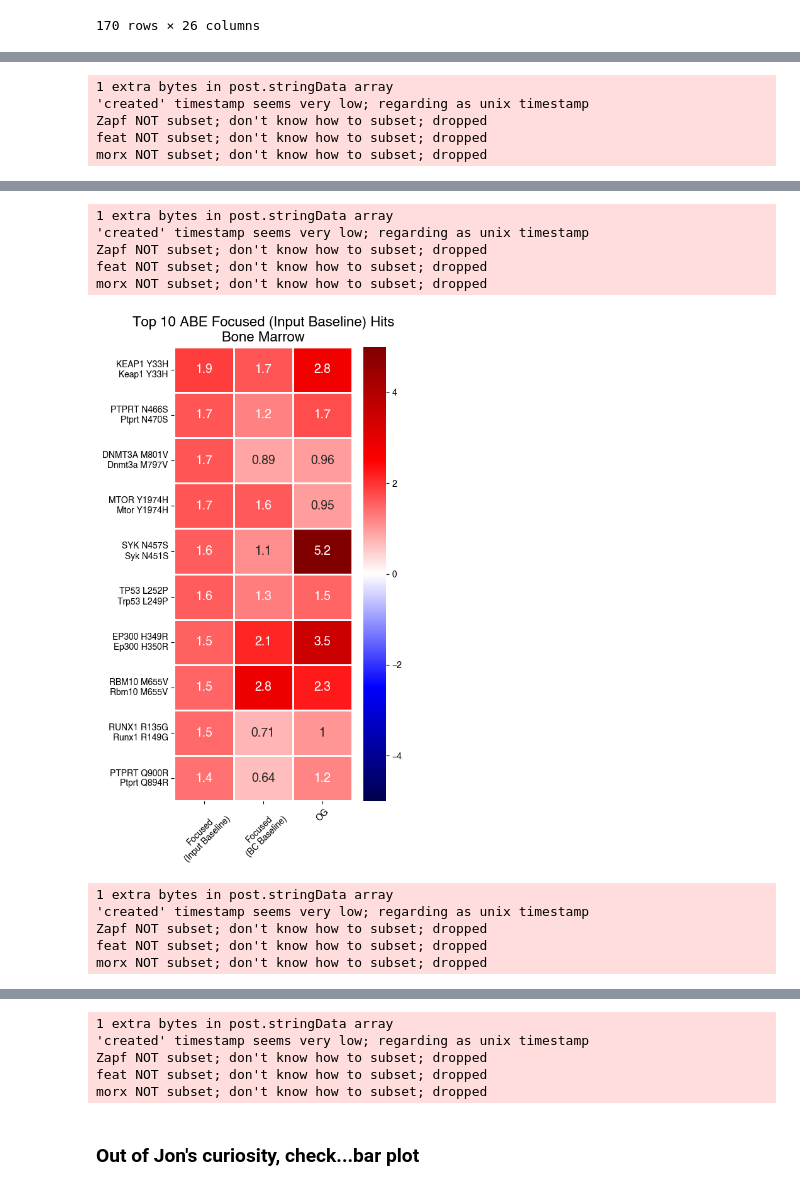
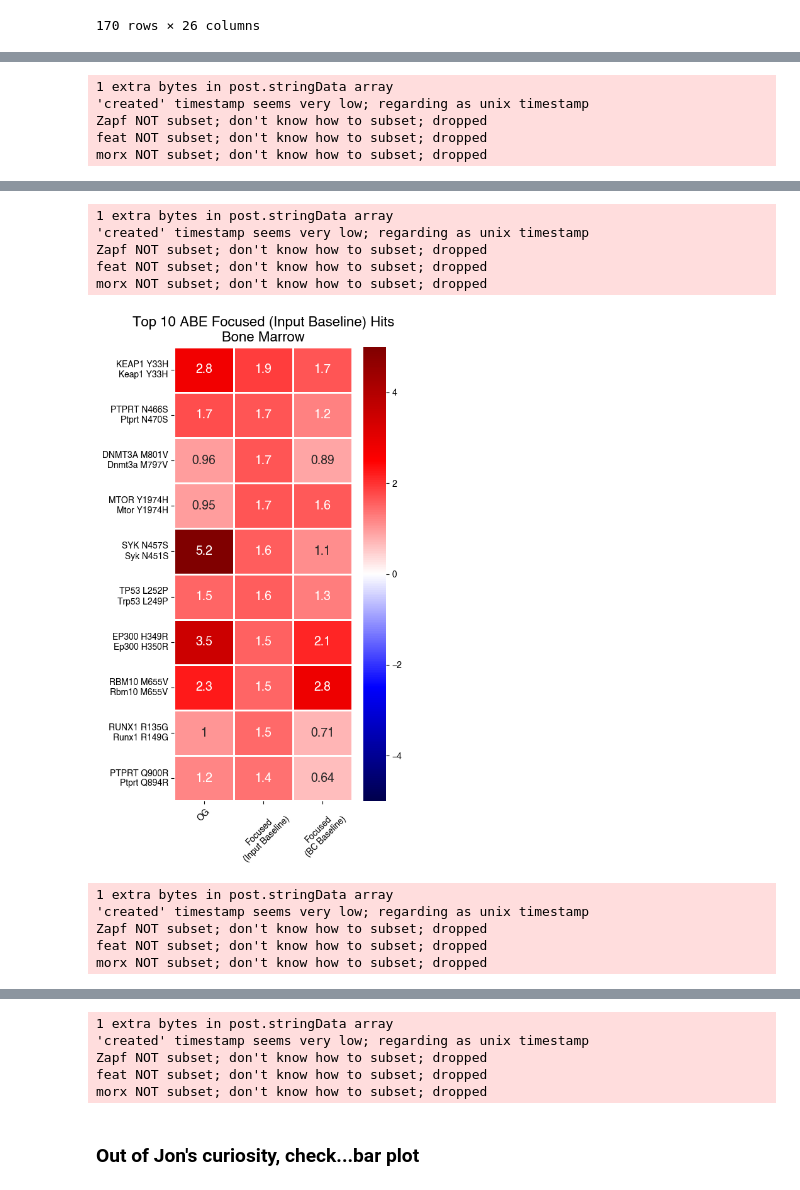
Before and after one commit to kexindon/B-ALL-in-vivo-base-editing, a Jupyter notebook: figure4.ipynb, the cells around one changed output, grey strips where cells are left out. Saved outputs shown, nothing was run; the diff lists cells and outputs as text; code cells hidden in the pictures.

```diff
--- a/figure4.ipynb
+++ b/figure4.ipynb
@@ -605,7 +605,7 @@ for i,t in enumerate(tissues):
 
     fig, ax = plt.subplots(figsize=(5,9))
 
-    g = sns.heatmap(a1[[f'focused_z_score_{t}',f'vs_bc_z_score_{t}',f'og_z_score_{t}',]], cmap='seismic',
+    g = sns.heatmap(a1[[f'og_z_score_{t}',f'focused_z_score_{t}',f'vs_bc_z_score_{t}',]], cmap='seismic',
                     annot=True,
                     annot_kws={'size':14},
                     linewidth=1,
@@ -628,7 +628,7 @@ for i,t in enumerate(tissues):
         name.append(n)
 
     g.set_yticklabels(name, rotation=0)
-    g.set_xticklabels(['Focused\n(Input Baseline)','Focused\n(BC Baseline)','OG',], rotation=45, fontsize=10)
+    g.set_xticklabels(['OG','Focused\n(Input Baseline)','Focused\n(BC Baseline)',], rotation=45, fontsize=10)
     plt.title(f'Top 10 ABE Focused (Input Baseline) Hits\n{title_name}', fontsize=16)
     fig.tight_layout()
     plt.show()
@@ -644,9 +644,9 @@ morx NOT subset; don't know how to subset; dropped
 1 extra bytes in post.stringData array
 'created' timestamp seems very low; regarding as unix timestamp
 Zapf NOT subset; don't know how to subset; dropped
 feat NOT subset; don't know how to subset; dropped
 morx NOT subset; don't know how to subset; dropped
-[figure, old version]
+[figure, new version]
 1 extra bytes in post.stringData array
 'created' timestamp seems very low; regarding as unix timestamp
 Zapf NOT subset; don't know how to subset; dropped
```
Also changed, not shown: parts of 19 cells of this notebook, 14 other files.
